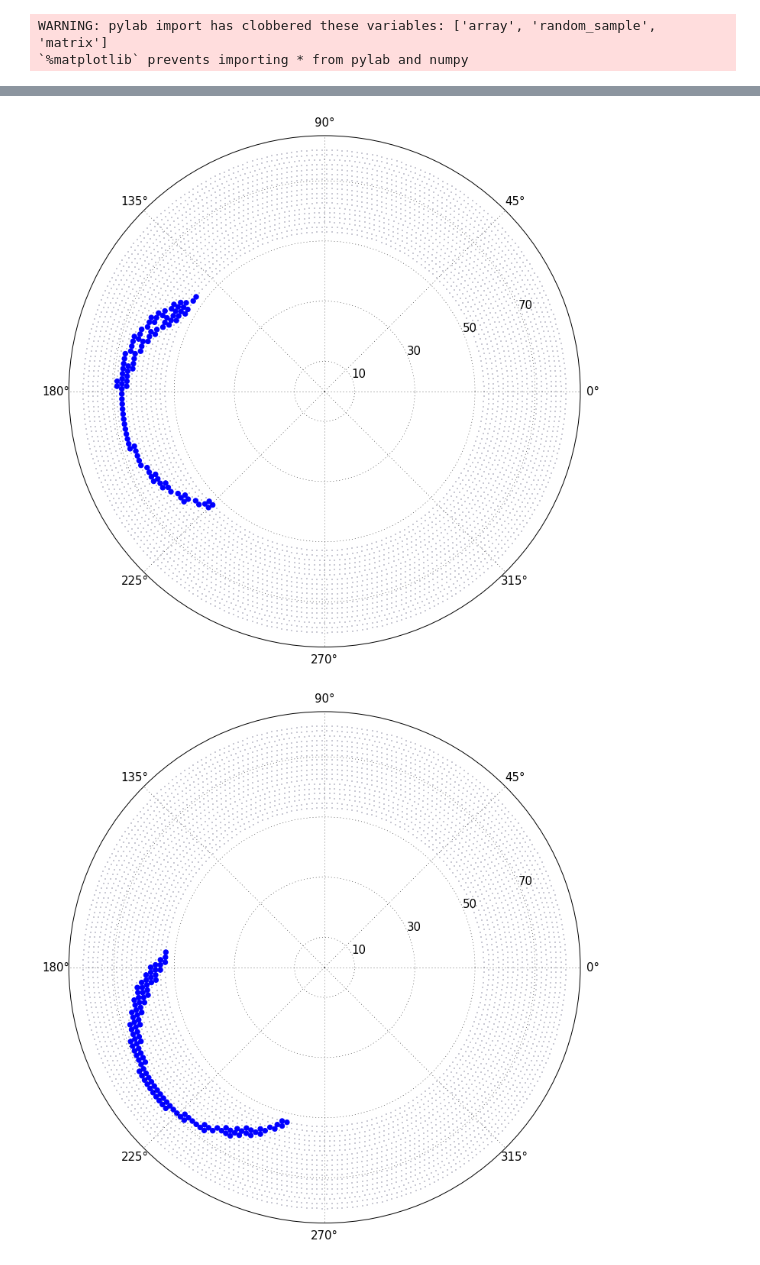
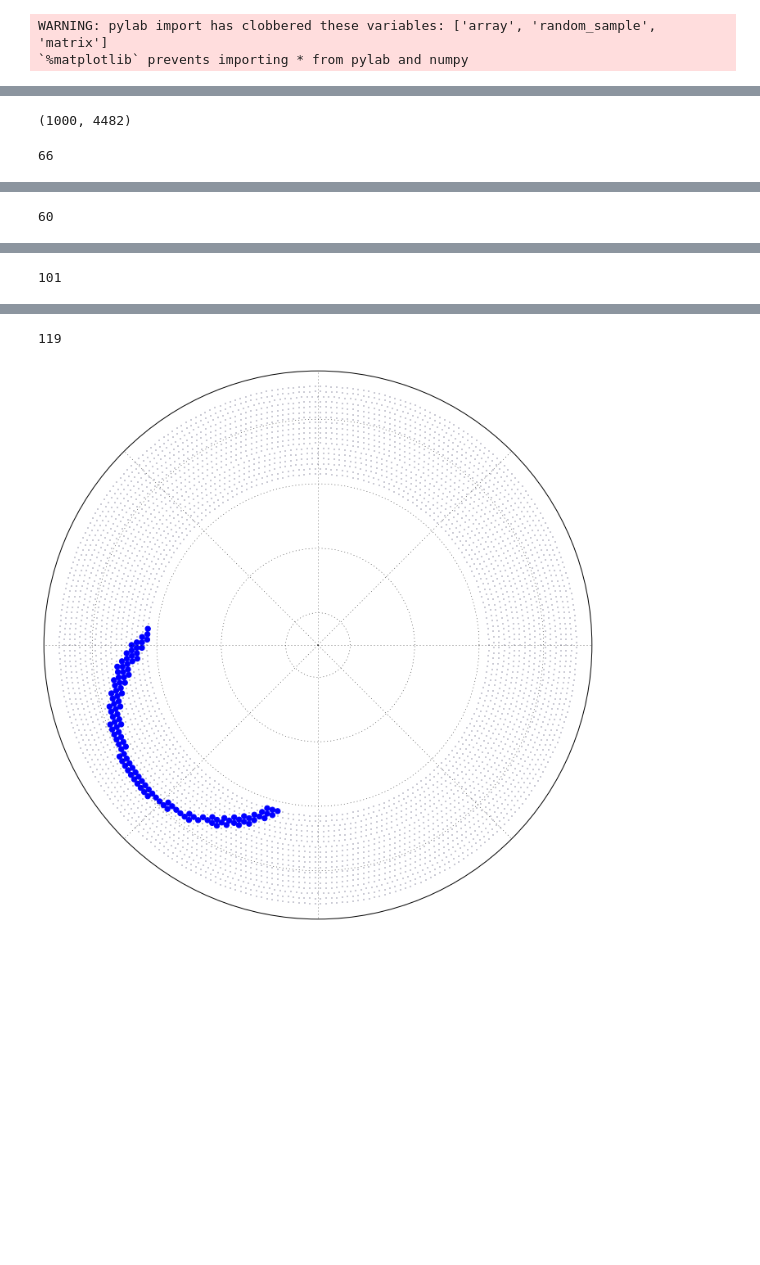
Before and after one commit to ewengillies/track-finding-yandex, a Jupyter notebook: notebooks/oaAnalysisChecker.ipynb, the cells around one changed output, grey strips where cells are left out. Drawn from its saved outputs; the diff is of its cells as text; code cells hidden in the pictures; blank space fills up the shorter version.

```diff
--- a/notebooks/oaAnalysisChecker.ipynb
+++ b/notebooks/oaAnalysisChecker.ipynb
@@ -12,4 +14,5 @@ WARNING: pylab import has clobbered these variables: ['array', 'random_sample',
 `%matplotlib` prevents importing * from pylab and numpy
 # %%
 from hits import AllHits
-hits = AllHits('../data/vector_all_hits_7.root', tree="TruthDir/CDC_Hits")
+hits = AllHits('../data/vector_of_hits_1.root', tree="TruthDir/CDC_Hits")
+rootArray = root2array('../data/vector_of_hits_1.root',treename="TruthDir/CDC_Hits")
@@ -18,0 +19,12 @@ labels = numpy.vstack(hits.get_hit_types(i) for i in range(hits.n_events))
+# %%
+# Truth Values
+labels = numpy.vstack(hits.get_hit_types(i) for i in range(hits.n_events))
+event = 2
+print "From hits.py"
+print np.array(np.where(labels[event] == 1)[0])
+print "From ICEDUST: wireID"
+print sort(rootArray["CdcCell_wireID"][event])
+print "Difference"
+print np.setdiff1d(np.array(rootArray["CdcCell_wireID"][event]),np.array(np.where(labels[event] == 1)[0]))
+print "From ICEDUST: cellID"
+print sort(rootArray["CdcCell_cellID"][event])
@@ -18,0 +74,13 @@ labels = numpy.vstack(hits.get_hit_types(i) for i in range(hits.n_events))
+# %%
+# Basic output
+dead_wires = [1751, 2249, 2507, 1997]
+for event in range(10):
+    if len(rootArray["CdcCell_cellID"][event]) != 0:
+        new_labels = np.zeros(labels.shape[1])
+        new_labels[rootArray["CdcCell_wireID"][event]] = 2
+        # new_labels[wire] = 3
+        new_labels -= labels[event]
+        #print rootArray["CdcCell_wireID"][event]
+        plot_output(new_labels, hits.cydet)
+        print sum(new_labels)
+        show()
@@ -19,6 +96,17 @@ labels = numpy.vstack(hits.get_hit_types(i) for i in range(hits.n_events))
+# %%
+hits_2 = AllHits('../data/vector_of_hits_3.root', tree="TruthDir/CDC_Hits")
+rootArray_2 = root2array('../data/vector_of_hits_3.root',treename="TruthDir/CDC_Hits")
+labels_2 = numpy.vstack(hits_2.get_hit_types(i) for i in range(hits.n_events))
+print labels_2.shape
+# %% [output]
+(1000, 4482)
 # %%
 # Basic output
+dead_wires = [1751, 2249, 2507, 1997]
 for event in range(10):
-    plot_output(labels[event], hits.cydet)
-    show()
+    if len(rootArray_2["CdcCell_cellID"][event]) != 0:
+        plot_output(labels_2[event], hits.cydet)
+        print sum(labels_2[event])
+        show()
 # %% [output]
+66
@@ -25,0 +114 @@ for event in range(10):
+60
@@ -26,0 +116 @@ for event in range(10):
+101
@@ -28,2 +118,2 @@ for event in range(10):
+119
-[figure, old version]
+[figure, new version]
-[figure, removed]
```
Also changed, not shown: parts of 6 cells of this notebook, 3 other files.
